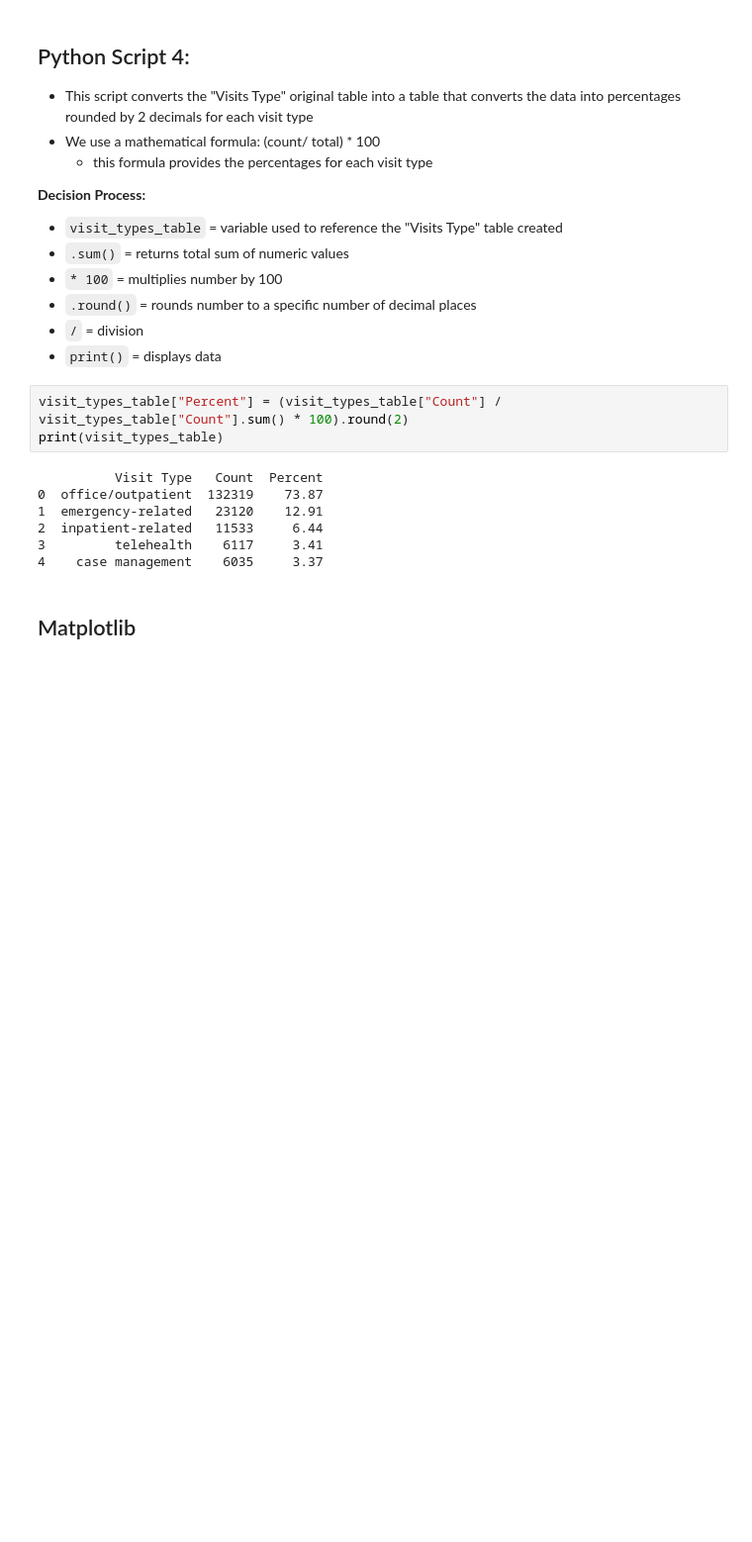
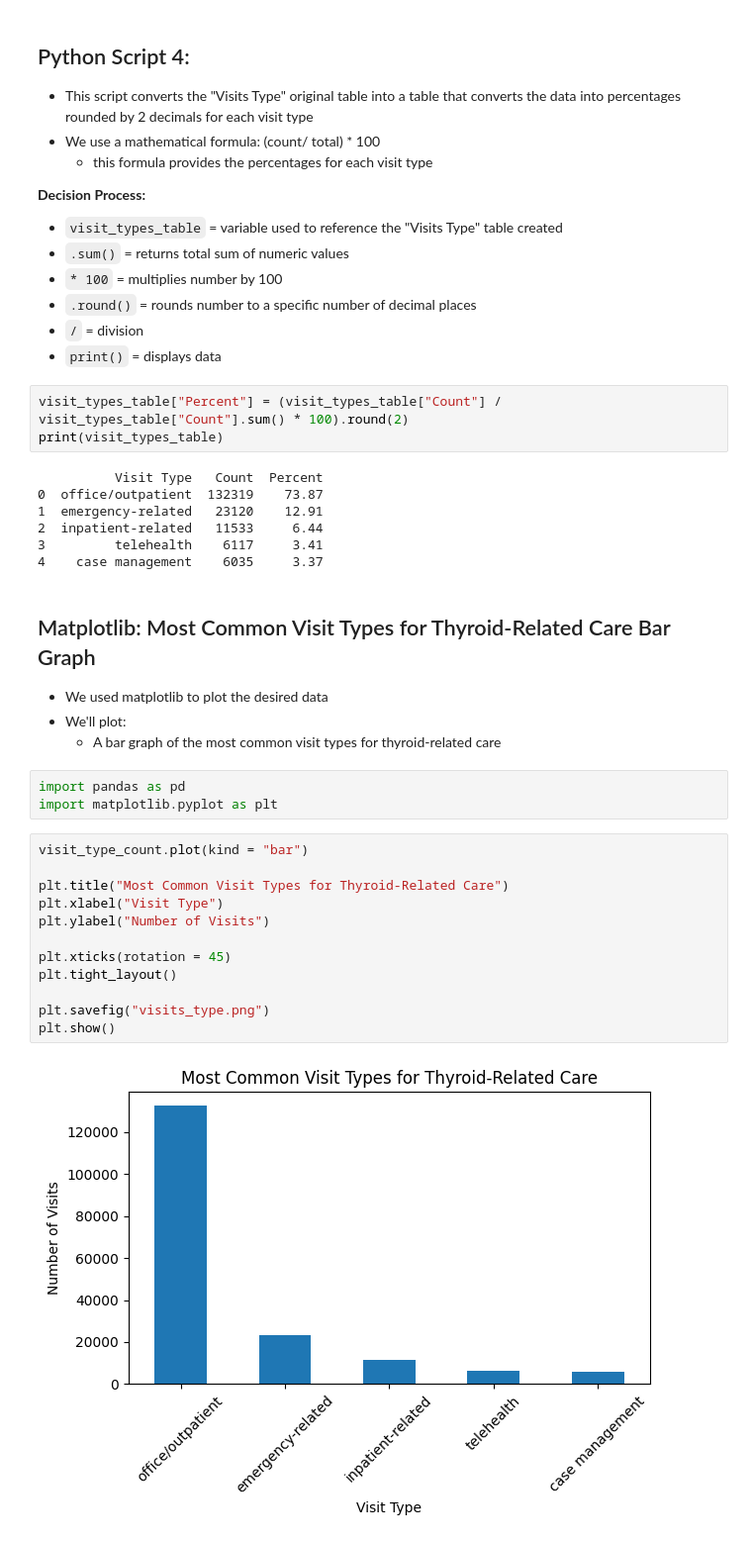
Before and after one commit to Blake-Wei/hi5304-assignment3, a Jupyter notebook: assignment3/assignment3_Q1.ipynb, the cells around one changed output. Shown at 99% size. Saved outputs shown, nothing was run; the diff lists cells and outputs as text; blank space fills up the shorter version.

```diff
--- a/assignment3/assignment3_Q1.ipynb
+++ b/assignment3/assignment3_Q1.ipynb
@@ -116,4 +116,24 @@ print(visit_types_table)
 3         telehealth    6117     3.41
 4    case management    6035     3.37
 # %% [markdown]
-## Matplotlib
+## Matplotlib: Most Common Visit Types for Thyroid-Related Care Bar Graph
+- We used matplotlib to plot the desired data
+- We'll plot:
+    - A bar graph of the most common visit types for thyroid-related care
+# %%
+import pandas as pd
+import matplotlib.pyplot as plt
+# %%
+visit_type_count.plot(kind = "bar")
+
+plt.title("Most Common Visit Types for Thyroid-Related Care")
+plt.xlabel("Visit Type")
+plt.ylabel("Number of Visits")
+
+plt.xticks(rotation = 45)
+plt.tight_layout()
+
+plt.savefig("visits_type.png")
+plt.show()
+# %% [output]
+[figure, added]
```
Also changed, not shown: parts of 2 cells of this notebook, 1 other file.
